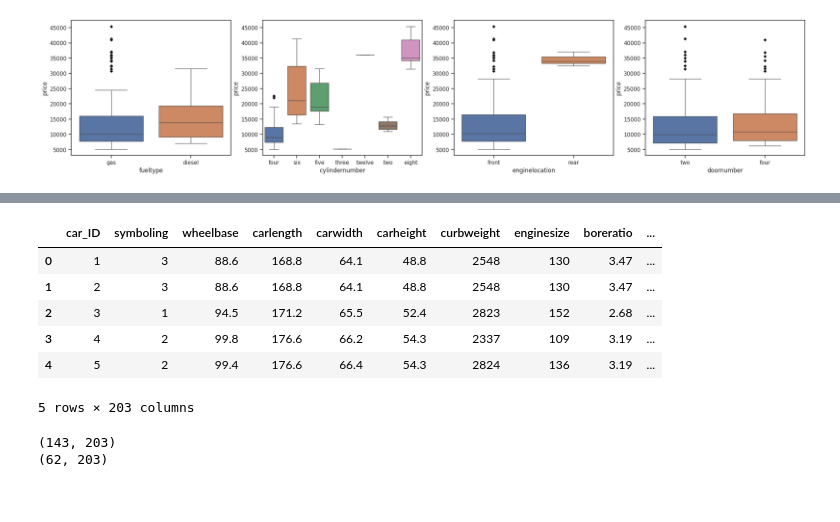
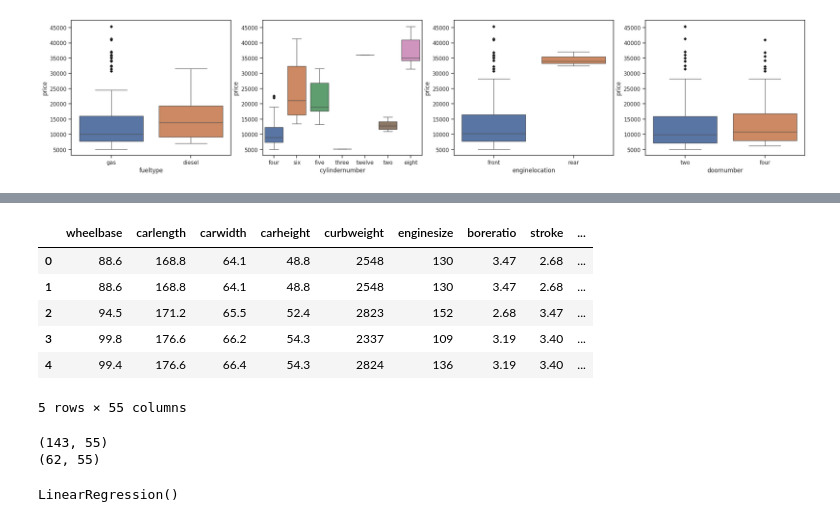
Before and after one commit to Lisly25/Machine_Learning_track, a Jupyter notebook: module02/Beginner02.ipynb, the cells around one changed output, grey strips where cells are left out. Saved outputs shown, nothing was run; the diff lists cells and outputs as text; code cells hidden in the pictures.

```diff
--- a/module02/Beginner02.ipynb
+++ b/module02/Beginner02.ipynb
@@ -12,7 +12,7 @@ import matplotlib.pyplot as plt
 # %%
 # importing CarPrice_Assignment.csv with pandas
 
-CarData=pd.read_csv('Car Price.csv')
+CarData=pd.read_csv('Car_Price.csv')
 
 CarData.head()
 # %% [output]
@@ -154,7 +152,12 @@ sb.boxplot(data=CarData, x='doornumber', y='price', hue='doornumber', ax=axes[3]
 # %%
 #creating a dict 'company price' where key = car's company and value = median of their price
 
-...
+company_list = CarData['CarCompany'].unique()
+
+company_price = {}
+
+for i in company_list:
+  company_price[i] = CarData[CarData['CarCompany'] == i]['price'].median()
 
 company_price
 # %% [output]
@@ -178,13 +181,19 @@ company_price
 # %%
 # division in the buckets of low i.e. below 10000, medium i.e. range b/w 10000 and 20000 and high i.e. above 20000
 
-...
+bucketed_company_price = {}
 
-
+for company, price in company_price.items():
+    if price < 10000:
+        bucketed_company_price[company] = 'low'
+    elif price >= 10000 and price < 20000:
+        bucketed_company_price[company] = 'medium'
+    else:
+        bucketed_company_price[company] = 'high'
 
 # mapping the company_price on the 'CarCompany' column in the dataset
 
-...
+CarData['CarCompany'] = CarData['CarCompany'].map(bucketed_company_price)
 
 # checking the column's unique values
 
@@ -193,0 +203,5 @@ array(['med', 'high', 'low'], dtype=object)
+# %%
+CarData = CarData.drop('car_ID', axis=1)
+CarData = CarData.drop('symboling', axis=1)
+CarData = CarData.drop('CarName', axis=1)
+CarData.head()
@@ -194,31 +216,31 @@ array(['med', 'high', 'low'], dtype=object)
 # %%
 #creating dummy variable for catwegorical variables
-CarData = ...
+CarData = pd.get_dummies(CarData)
 
 #checking the dataset
 CarData.head()
 # %% [output]
-|  | car_ID | symboling | wheelbase | carlength | carwidth | carheight | curbweight | enginesize | boreratio | ... |
-| 0 | 1 | 3 | 88.6 | 168.8 | 64.1 | 48.8 | 2548 | 130 | 3.47 | ... |
-| 1 | 2 | 3 | 88.6 | 168.8 | 64.1 | 48.8 | 2548 | 130 | 3.47 | ... |
-| 2 | 3 | 1 | 94.5 | 171.2 | 65.5 | 52.4 | 2823 | 152 | 2.68 | ... |
-| 3 | 4 | 2 | 99.8 | 176.6 | 66.2 | 54.3 | 2337 | 109 | 3.19 | ... |
-| 4 | 5 | 2 | 99.4 | 176.6 | 66.4 | 54.3 | 2824 | 136 | 3.19 | ... |
+|  | wheelbase | carlength | carwidth | carheight | curbweight | enginesize | boreratio | stroke | ... |
+| 0 | 88.6 | 168.8 | 64.1 | 48.8 | 2548 | 130 | 3.47 | 2.68 | ... |
+| 1 | 88.6 | 168.8 | 64.1 | 48.8 | 2548 | 130 | 3.47 | 2.68 | ... |
+| 2 | 94.5 | 171.2 | 65.5 | 52.4 | 2823 | 152 | 2.68 | 3.47 | ... |
+| 3 | 99.8 | 176.6 | 66.2 | 54.3 | 2337 | 109 | 3.19 | 3.40 | ... |
+| 4 | 99.4 | 176.6 | 66.4 | 54.3 | 2824 | 136 | 3.19 | 3.40 | ... |
-5 rows × 203 columns
+5 rows × 55 columns
 # %%
 # importing required library
 from sklearn.model_selection import train_test_split
 
 # We specify this so that the train and test data set always have the same rows, respectively
 
-CarData_train, CarData_test = ...
+CarData_train, CarData_test = train_test_split( CarData, train_size = 0.7, test_size = 0.3, random_state = 100)
 
 # shape of the train and test sets
 print(CarData_train.shape)
 print(CarData_test.shape)
 # %% [output]
-(143, 203)
-(62, 203)
+(143, 55)
+(62, 55)
 # %%
 #importing required function for scaling
 
@@ -234,6 +260,9 @@ X_test = ...
 # Train your model
 from sklearn.linear_model import LinearRegression
 
-...
+model = LinearRegression()
+model.fit(X_train_scaled, y_train)
+# %% [output]
+LinearRegression()
 # %%
 # Making predictions
```
Also changed, not shown: parts of 13 cells of this notebook.
